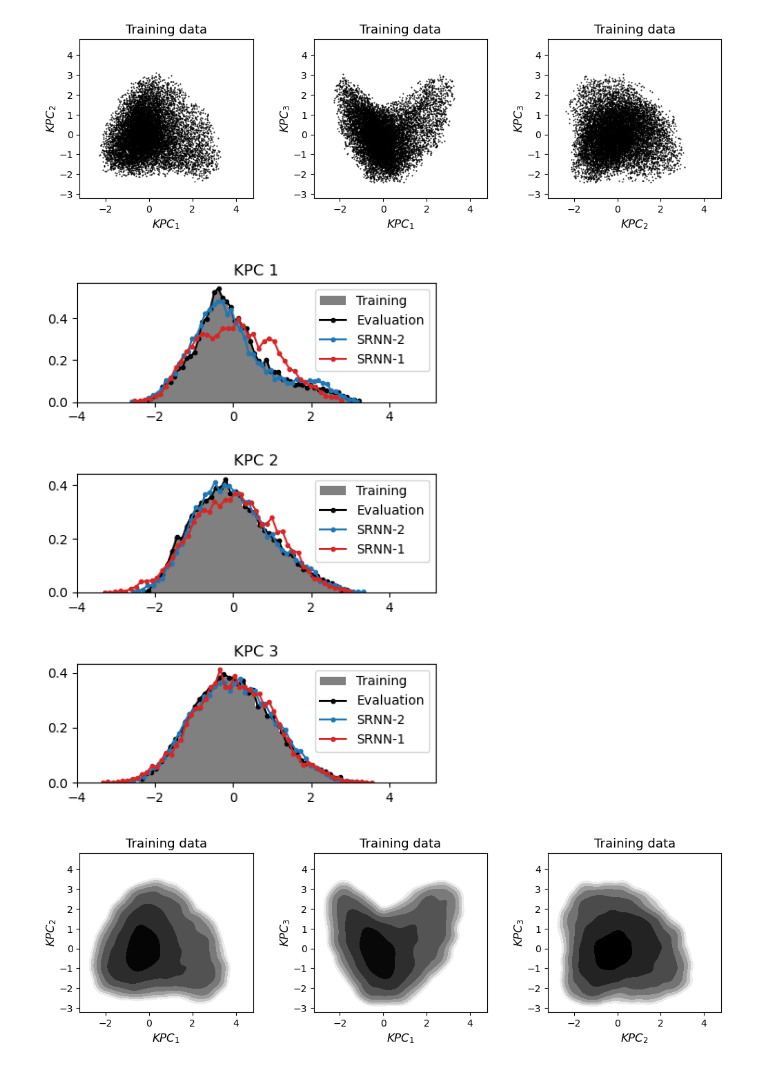
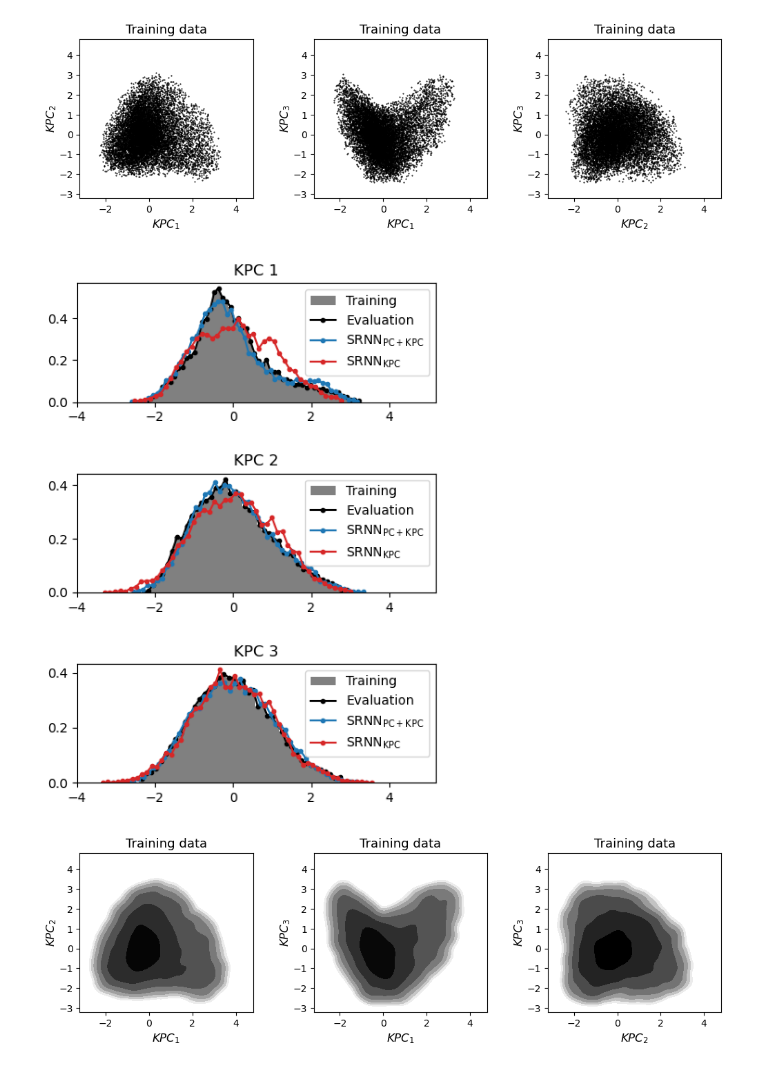
Before and after one commit to andrei-ml/stochastic-rnn, a Jupyter notebook: atmospheric_regimes_modeling/ncep_reanalysis_hgt_100hpa/step5_results.ipynb, the cells around one changed output. Cells and saved outputs as stored; diff of their text form; code cells hidden in the pictures.

Commit message:
some figures regrouped

```diff
--- a/atmospheric_regimes_modeling/ncep_reanalysis_hgt_100hpa/step5_results.ipynb
+++ b/atmospheric_regimes_modeling/ncep_reanalysis_hgt_100hpa/step5_results.ipynb
@@ -91,22 +91,22 @@ plt.show()
 # %%
 fig=plt.figure(figsize=(5,7))
 fig.subplots_adjust(hspace=0.6)
 for i in range(d):
     ax=fig.add_subplot(d,1,i+1)
     ax.set_title('KPC %d'%(i+1))
-    ax.hist(kpcs[...,i].flatten(),bins='auto',density=True,color='gray',label='Training')
+    ax.hist(kpcs[...,i].flatten(),bins='auto',density=True,color='gray',label=r'Training')
     ax.set_xlim(-4,5.2)
     h,b=np.histogram(evaluation_kpcs[...,i].flatten(),bins='auto',density=True)
-    ax.plot(0.5*(b[1:]+b[:-1]),h,'.-',color='black',label='Evaluation')
+    ax.plot(0.5*(b[1:]+b[:-1]),h,'.-',color='black',label=r'Evaluation')
     h,b=np.histogram(predicted_kpcs_a[...,i].flatten(),bins='auto',density=True)
-    ax.plot(0.5*(b[1:]+b[:-1]),h,'.-',color='tab:blue',label='SRNN-2')
+    ax.plot(0.5*(b[1:]+b[:-1]),h,'.-',color='tab:blue',label=r'$\mathrm{SRNN}_{\mathrm{PC+KPC}}$')
     h,b=np.histogram(predicted_kpcs_b[...,i].flatten(),bins='auto',density=True)
-    ax.plot(0.5*(b[1:]+b[:-1]),h,'.-',color='tab:red',label='SRNN-1')
+    ax.plot(0.5*(b[1:]+b[:-1]),h,'.-',color='tab:red',label=r'$\mathrm{SRNN}_{\mathrm{KPC}}$')
     ax.legend()
 plt.savefig('fig_histograms.png')
 plt.show()
 # %% [output]
-[figure, old version]
+[figure, new version]
 # %%
 import matplotlib.colors as colors
 from scipy.stats import gaussian_kde
```
Also changed, not shown: parts of 8 cells of this notebook, 1 other file.
